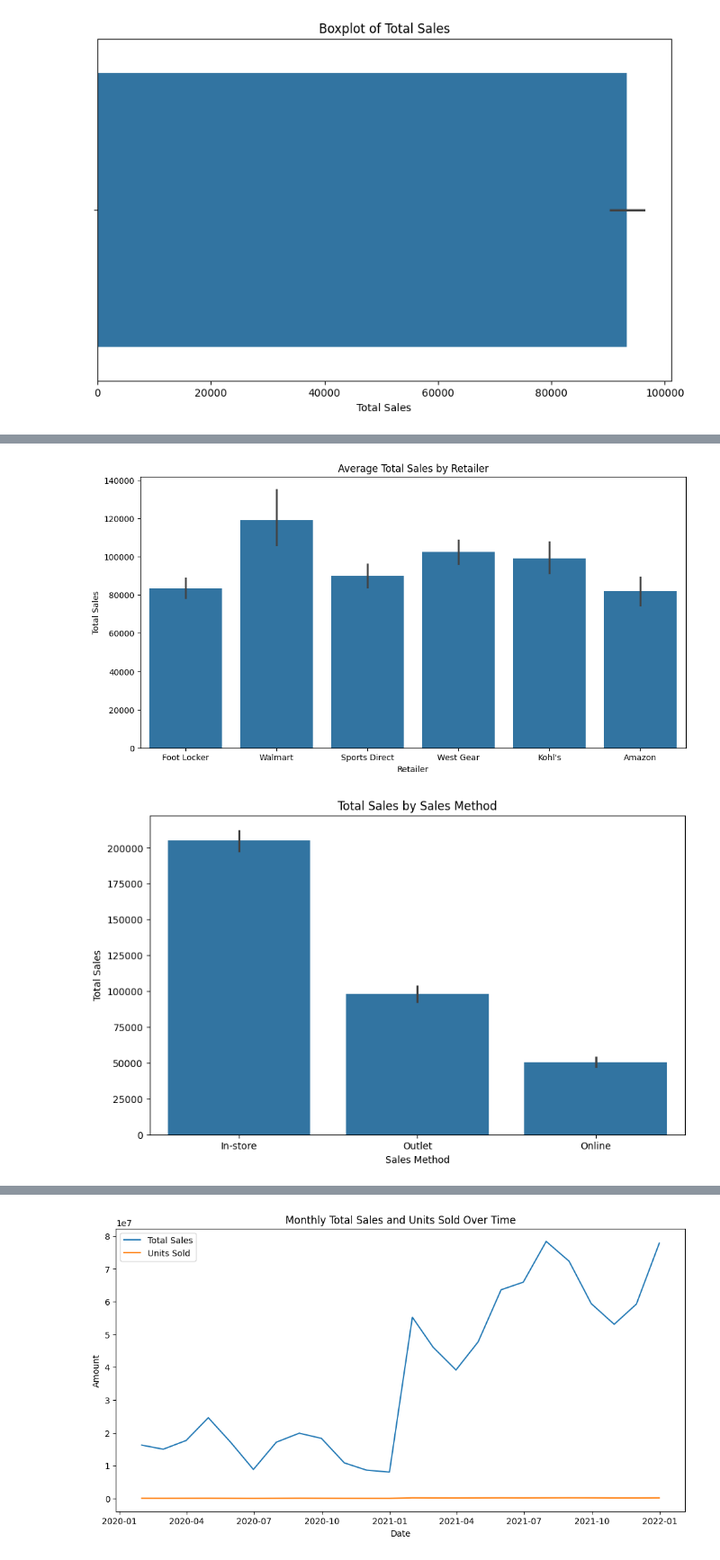
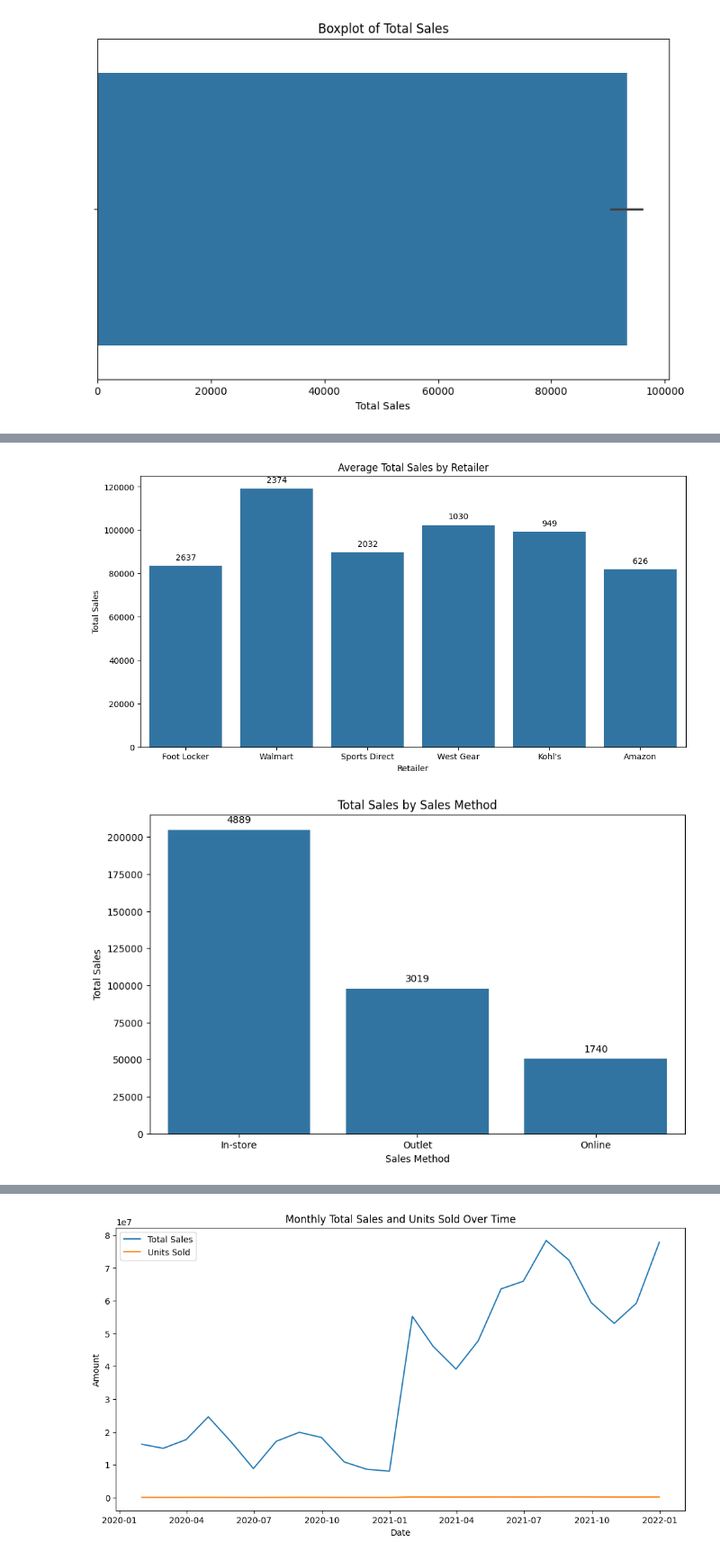
Before and after one commit to delatorrena2016/sql-etl-analytics, a Jupyter notebook: exp.ipynb, the cells around one changed output, grey strips where cells are left out. Shown at 90% size. Cells and saved outputs as stored; diff of their text form; code cells hidden in the pictures.

```diff
--- a/exp.ipynb
+++ b/exp.ipynb
@@ -101,3 +100,25 @@ plt.show()
 # %% [output]
 [figure]
 [figure]
+# %%
+# Countplot for categorical variables
+plt.figure(figsize=(12, 6))
+ax1 = sns.countplot(x='Retailer', data=df)
+plt.title('Distribution of Retailers')
+
+# Adding counts on top of bars as integers
+for p in ax1.patches:
+    ax1.annotate(f'{int(p.get_height())}', (p.get_x() + p.get_width() / 2., p.get_height()), ha='center', va='center', xytext=(0, 10), textcoords='offset points')
+
+plt.show()
+
+# Countplot for Sales Method
+plt.figure(figsize=(8, 4))
+ax2 = sns.countplot(x='Sales Method', data=df)
+plt.title('Distribution of Sales Methods')
+
+# Adding counts on top of bars as integers
+for p in ax2.patches:
+    ax2.annotate(f'{int(p.get_height())}', (p.get_x() + p.get_width() / 2., p.get_height()), ha='center', va='center', xytext=(0, 10), textcoords='offset points')
+
+plt.show()
@@ -159,17 +195,31 @@ Columns: [Retailer, Retailer ID, Invoice Date, Region, State, City, Product, Pri
 Index: []
 [figure]
 # %%
+#voy a agregar mas unidades
+
 # Barplot for Average Total Sales by Retailer
 plt.figure(figsize=(12, 6))
-sns.barplot(x='Retailer', y='Total Sales', data=df)
+ax1 = sns.barplot(x='Retailer', y='Total Sales', data=df, errorbar=None)
+ax1.grid(False)  # Remove grid lines
 plt.title('Average Total Sales by Retailer')
+
+# Adding counts on top of bars
+for p, count in zip(ax1.patches, df['Retailer'].value_counts()):
+    ax1.annotate(count, (p.get_x() + p.get_width() / 2., p.get_height()), ha='center', va='center', xytext=(0, 10), textcoords='offset points')
+
 plt.show()
 
 # Boxplot for Total Sales by Sales Method
 plt.figure(figsize=(10, 6))
-sns.barplot(x='Sales Method', y='Total Sales', data=df)
+ax2 = sns.barplot(x='Sales Method', y='Total Sales', data=df, errorbar=None)
+ax2.grid(False)  # Remove grid lines
 plt.title('Total Sales by Sales Method')
+
+# Adding counts on top of bars
+for p, count in zip(ax2.patches, df['Sales Method'].value_counts()):
+    ax2.annotate(count, (p.get_x() + p.get_width() / 2., p.get_height()), ha='center', va='center', xytext=(0, 10), textcoords='offset points')
+
 plt.show()
 # %% [output]
-[figure, old version]
+[figure, new version]
-[figure, old version]
+[figure, new version]
```
Also changed, not shown: parts of 14 cells of this notebook.
